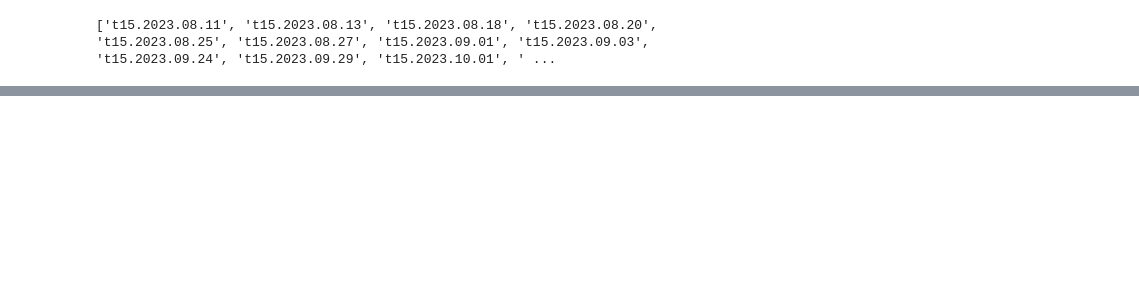
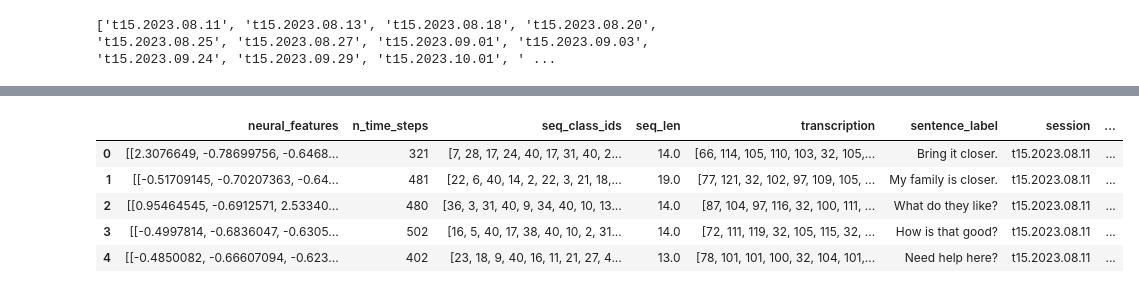
Before and after one commit to gladysvalerie/nejm-brain-to-text-competition, a Jupyter notebook: EDA.ipynb, the cells around one changed output, grey strips where cells are left out. Drawn from its saved outputs; the diff is of its cells as text; code cells hidden in the pictures; blank space fills up the shorter version.

```diff
--- a/EDA.ipynb
+++ b/EDA.ipynb
@@ -38,3 +38,11 @@ BASE_DIR = 'data/hdf5_data_final'
 
 NEURAL_DATA_KEY = 'input_features'
 TRANSCRIPTION_KEY = 'transcription'
+
+DESC_DIR = 'data/t15_copyTaskData_description.csv'
+# %%
+# READ THE COPY TASK DESC FILE
+
+b2txt_csv_df = pd.read_csv(DESC_DIR)
+
+b2txt_csv_df.head()
@@ -51,0 +158,9 @@ womp womp
+# %%
+df.head()
+# %% [output]
+|  | neural_features | n_time_steps | seq_class_ids | seq_len | transcription | sentence_label | session | ... |
+| 0 | [[2.3076649, -0.78699756, -0.6468... | 321 | [7, 28, 17, 24, 40, 17, 31, 40, 2... | 14.0 | [66, 114, 105, 110, 103, 32, 105,... | Bring it closer. | t15.2023.08.11 | ... |
+| 1 | [[-0.51709145, -0.70207363, -0.64... | 481 | [22, 6, 40, 14, 2, 22, 3, 21, 18,... | 19.0 | [77, 121, 32, 102, 97, 109, 105, ... | My family is closer. | t15.2023.08.11 | ... |
+| 2 | [[0.95464545, -0.6912571, 2.53340... | 480 | [36, 3, 31, 40, 9, 34, 40, 10, 13... | 14.0 | [87, 104, 97, 116, 32, 100, 111, ... | What do they like? | t15.2023.08.11 | ... |
+| 3 | [[-0.4997814, -0.6836047, -0.6305... | 502 | [16, 5, 40, 17, 38, 40, 10, 2, 31... | 14.0 | [72, 111, 119, 32, 105, 115, 32, ... | How is that good? | t15.2023.08.11 | ... |
+| 4 | [[-0.4850082, -0.66607094, -0.623... | 402 | [23, 18, 9, 40, 16, 11, 21, 27, 4... | 13.0 | [78, 101, 101, 100, 32, 104, 101,... | Need help here? | t15.2023.08.11 | ... |
```
Also changed, not shown: parts of 3 cells of this notebook, 1 other file.
